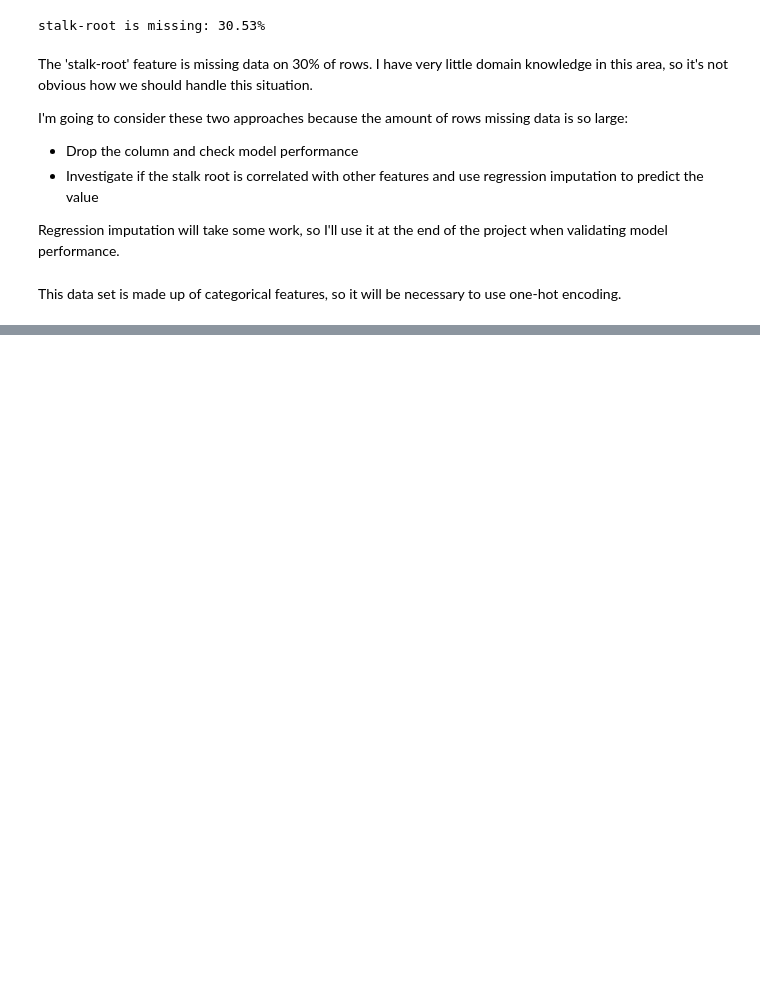
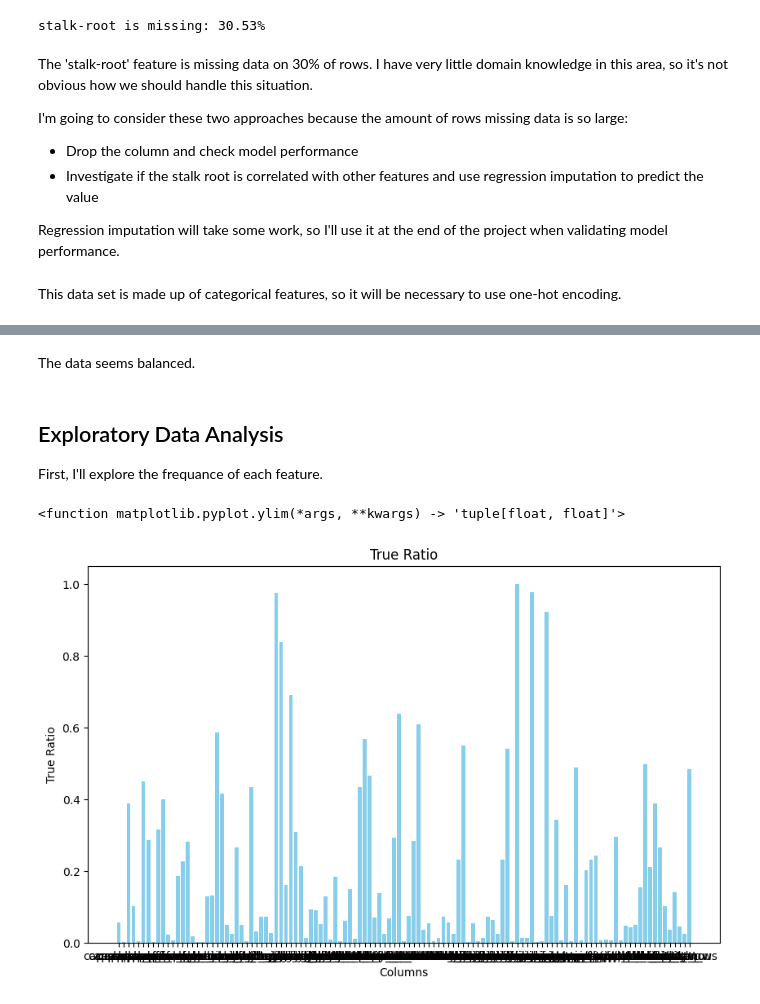
Before and after one commit to jollyjerr/mushroom_classification, a Jupyter notebook: project.ipynb, the cells around one changed output, grey strips where cells are left out. Cells and saved outputs as stored; diff of their text form; code cells hidden in the pictures; blank space fills up the shorter version.

```diff
--- a/project.ipynb
+++ b/project.ipynb
@@ -144,0 +166,24 @@ memory usage: 7.0 MB
+# %% [markdown]
+The data seems balanced.
+# %% [markdown]
+## Exploratory Data Analysis
+
+First, I'll explore the frequance of each feature.
+# %%
+import matplotlib.pyplot as plt
+import seaborn as sns
+
+true_ratios = {}
+for col in data.columns:
+    if data[col].dtype == 'bool':
+        true_ratios[col] = data[col].mean()
+
+plt.figure(figsize=(10, 6))
+plt.bar(true_ratios.keys(), true_ratios.values(), color='skyblue')
+plt.xlabel("Columns")
+plt.ylabel("True Ratio")
+plt.title("True Ratio")
+plt.ylim
+# %% [output]
+<function matplotlib.pyplot.ylim(*args, **kwargs) -> 'tuple[float, float]'>
+[figure, added]
```
Also changed, not shown: parts of 24 cells of this notebook, 1 other file.
